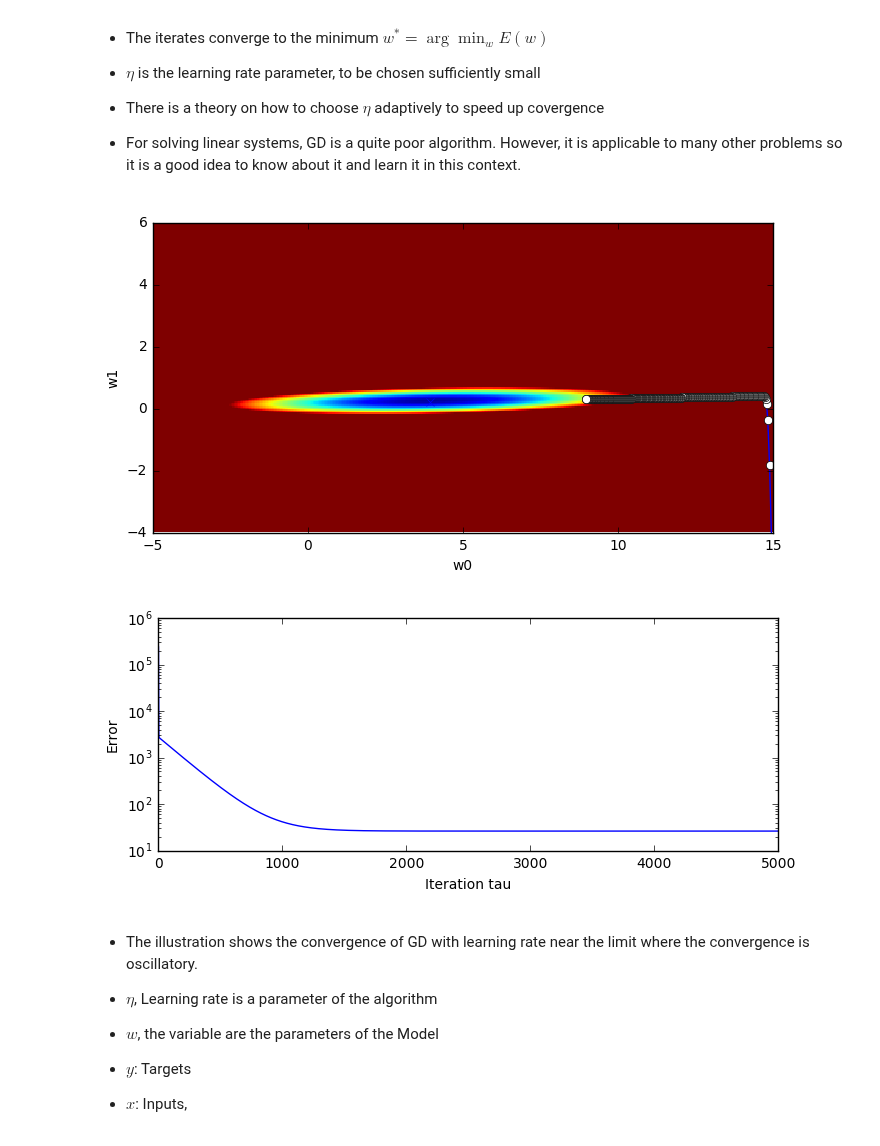
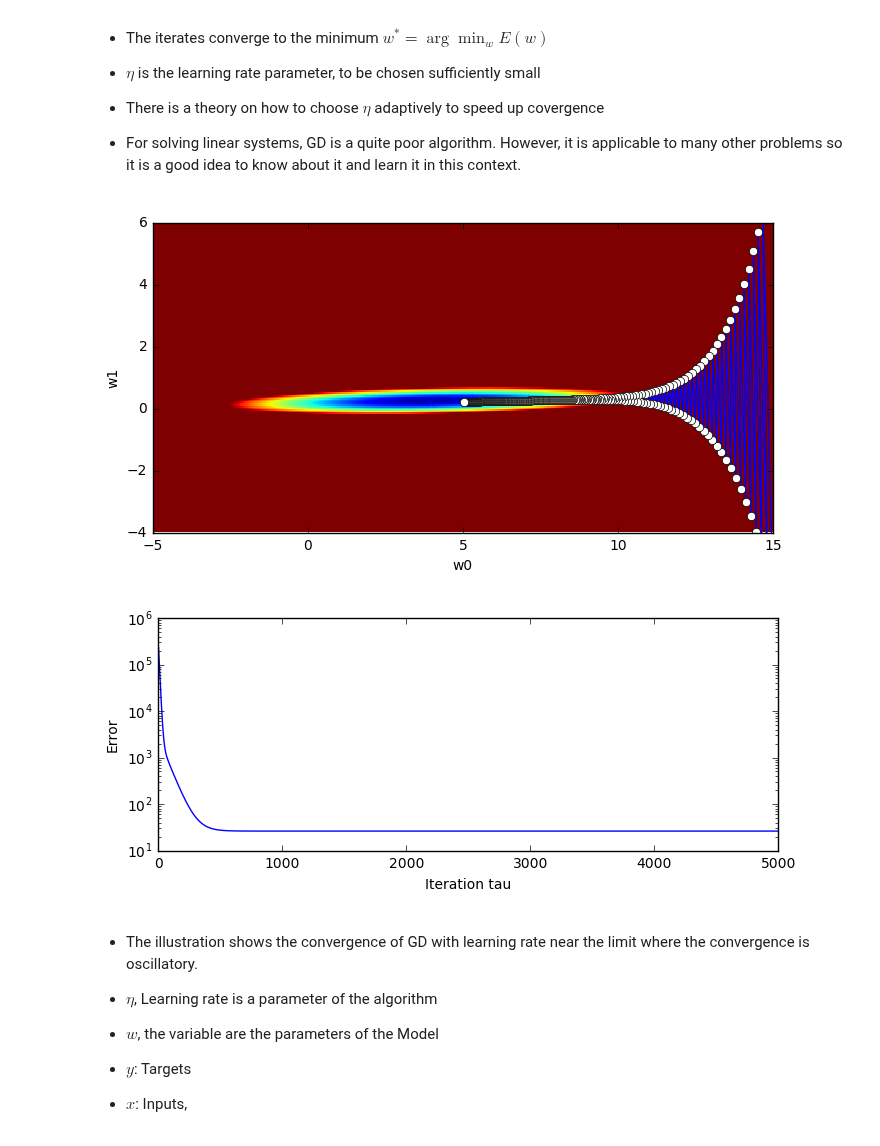
Before and after one commit to atcemgil/notes, a Jupyter notebook: Regression.ipynb, the cells around one changed output. Saved outputs shown, nothing was run; the diff lists cells and outputs as text; code cells hidden in the pictures.

```diff
--- a/Regression.ipynb
+++ b/Regression.ipynb
@@ -213,6 +213,10 @@ $$
 A good approach for low dimensional problems is the visualization of the error surface. We evaluate her exhaustively the error for each possible  setting of the parameter $w$.
 # %%
 from itertools import product
+
+BaseYear = 1995
+x = np.matrix(df_arac.Year[0:]).T-BaseYear
+y = np.matrix(df_arac.Car[0:]).T/1000000.
 
 # Setup the vandermonde matrix
 N = len(x)
@@ -421,7 +427,7 @@ EPOCH = 5000
 
 # Learning rate: The following is the largest possible fixed rate for this problem
 #eta = 0.0001696
-eta = 0.00005696
+eta = 0.0001696
 
 Error = np.zeros((EPOCH))
 W = np.zeros((2,EPOCH))
@@ -434,35 +440,35 @@ for tau in range(EPOCH):
     W[0,tau] = w[0]
     W[1,tau] = w[1]
     Error[tau] = (e.T*e)/2
 
     # Compute the gradient descent step
     g = -A.T*e
     w = w - eta*g
     #print(w.T)
 
 w_star = w
 plt.figure(figsize=(8,8))
 plt.imshow(ErrSurf, interpolation='nearest',
            vmin=0, vmax=1000,origin='lower',
            extent=(left,right,bottom,top))
 plt.xlabel('w0')
 plt.ylabel('w1')
 
 ln = plt.Line2D(W[0,:300:1], W[1,:300:1], marker='o',markerfacecolor='w')
 plt.gca().add_line(ln)
 
 ln = plt.Line2D(w_star[0], w_star[1], marker='x',markerfacecolor='w')
 plt.gca().add_line(ln)
 plt.show()
 
 plt.figure(figsize=(8,3))
 plt.semilogy(Error)
 plt.xlabel('Iteration tau')
 plt.ylabel('Error')
 plt.show()
 # %% [output]
-[figure, old version]
+[figure, new version]
-[figure, old version]
+[figure, new version]
 # %% [markdown]
 * The illustration shows the convergence of GD with learning rate near the limit where the convergence is oscillatory.
 
```
Also changed, not shown: parts of 8 cells of this notebook, 8 other files.
